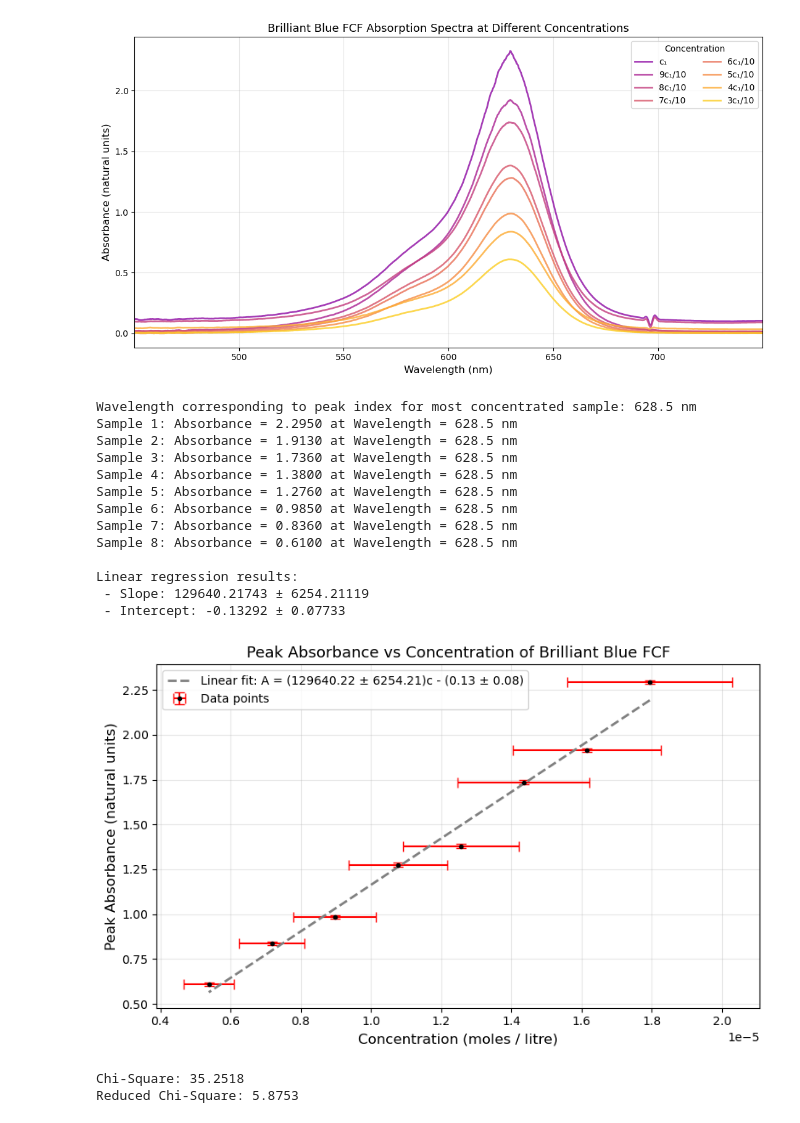
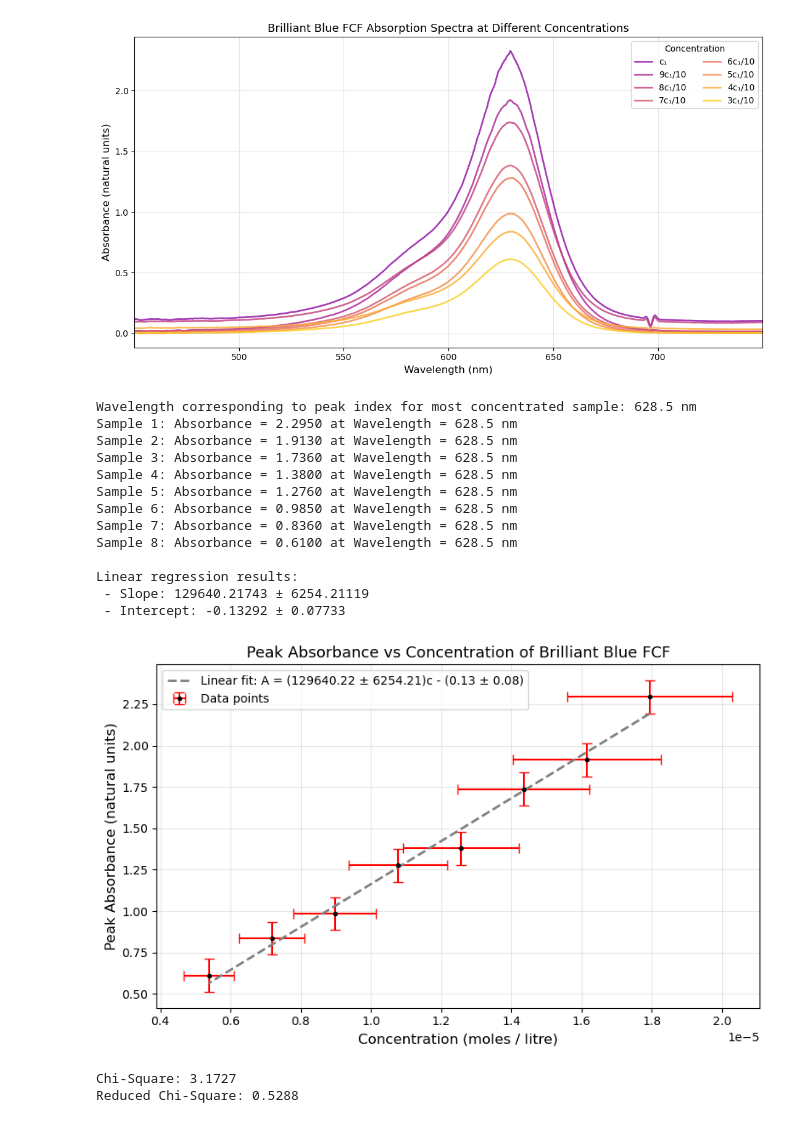
Before and after one commit to mjyazar/Waves-and-Optics-Experiment, a Jupyter notebook: main.ipynb, the cells around one changed output. Drawn from its saved outputs; the diff is of its cells as text; code cells hidden in the pictures.

Commit message:
Changes to absorbance error, hence error bars and chi square value

```diff
--- a/main.ipynb
+++ b/main.ipynb
@@ -126,7 +126,7 @@ plt.savefig('Absorption Spectra.png', dpi=300)
 # %% [output]
 [figure]
 # %%
-absorbance_error = 0.03  # Estimated
+absorbance_error = 0.1  # Estimated
 concentrations_array = np.array([c for c, dc in concentrations.values()])
 dconcentrations_array = np.array([dc for c, dc in concentrations.values()])
 
@@ -144,7 +144,7 @@ for sample in range(sample_count):
 
 # Plot peak absorption vs concentration
 plt.figure(figsize=(8, 5))
-plt.errorbar(concentrations_array, absorbances, xerr=dconcentrations_array, yerr=0.01, fmt='o', color='black', ecolor='red', capsize=4, markersize=3, label='Data points')
+plt.errorbar(concentrations_array, absorbances, xerr=dconcentrations_array, yerr=absorbance_error, fmt='o', color='black', ecolor='red', capsize=4, markersize=3, label='Data points')
 
 # Obtain linear regression results with errors
 regression_stats = stats.linregress(concentrations_array, absorbances)
@@ -156,34 +156,34 @@ print(f"\nLinear regression results:\n - Slope: {slope:.5f} ± {slope_error:.5f}
 
 # Plot best fit line with equation and errors in the legend
 best_fit = slope * concentrations_array + intercept
 plt.plot(concentrations_array, best_fit, linestyle='--', linewidth=2, color='grey',
          label=f'Linear fit: A = ({slope:.2f} ± {slope_error:.2f})c {"" if intercept >= 0 else "-"} ({abs(intercept):.2f} ± {intercept_error:.2f})')
 
 # Plot labels and formatting
 plt.xlabel('Concentration (moles / litre)', fontsize=12)
 plt.ylabel('Peak Absorbance (natural units)', fontsize=12)
 plt.title('Peak Absorbance vs Concentration of Brilliant Blue FCF', fontsize=13)
 plt.legend()
 plt.grid(alpha=0.3)
 plt.tight_layout()
 
 # Save figure
 plt.savefig('Peak Absorbance vs Concentration.png', dpi=300)
 # %% [output]
 Wavelength corresponding to peak index for most concentrated sample: 628.5 nm
 Sample 1: Absorbance = 2.2950 at Wavelength = 628.5 nm
 Sample 2: Absorbance = 1.9130 at Wavelength = 628.5 nm
 Sample 3: Absorbance = 1.7360 at Wavelength = 628.5 nm
 Sample 4: Absorbance = 1.3800 at Wavelength = 628.5 nm
 Sample 5: Absorbance = 1.2760 at Wavelength = 628.5 nm
 Sample 6: Absorbance = 0.9850 at Wavelength = 628.5 nm
 Sample 7: Absorbance = 0.8360 at Wavelength = 628.5 nm
 Sample 8: Absorbance = 0.6100 at Wavelength = 628.5 nm
 
 Linear regression results:
  - Slope: 129640.21743 ± 6254.21119
  - Intercept: -0.13292 ± 0.07733
-[figure, old version]
+[figure, new version]
 # %%
 # 2. Chi-Square calculation (Absorbance error only)
 predicted_absorbances = slope * concentrations_array + intercept
@@ -196,5 +196,5 @@ reduced_chi_square = chi_square / dof
 print(f"Chi-Square: {chi_square:.4f}")
 print(f"Reduced Chi-Square: {reduced_chi_square:.4f}")
 # %% [output]
-Chi-Square: 35.2518
-Reduced Chi-Square: 5.8753
+Chi-Square: 3.1727
+Reduced Chi-Square: 0.5288
```
Also changed, not shown: 2 other files.
